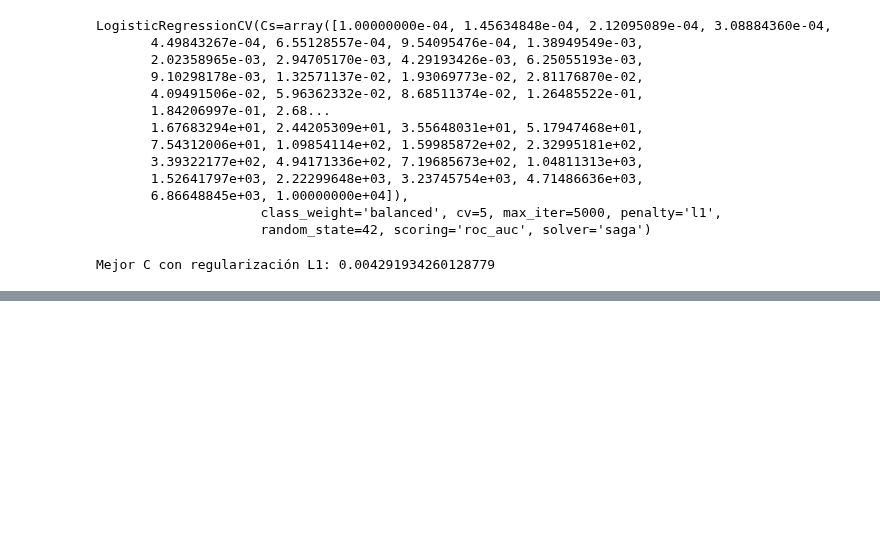
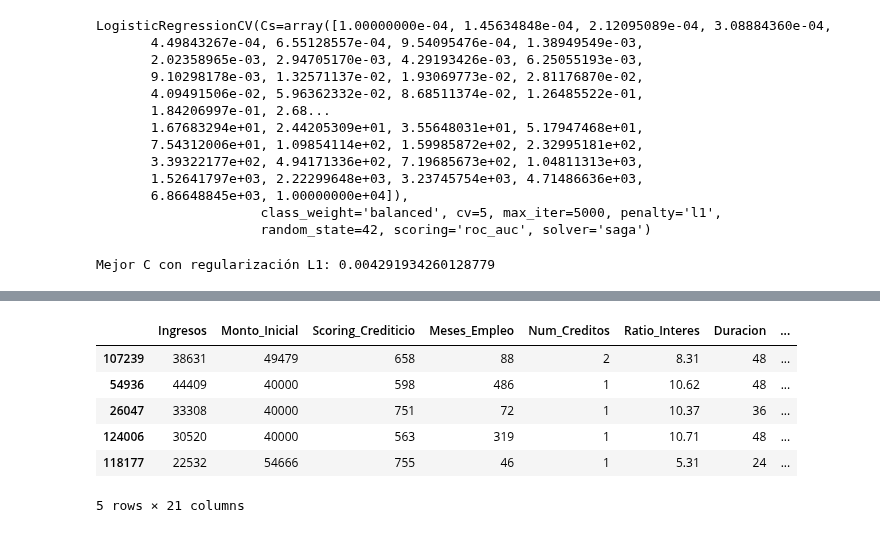
Before and after one commit to izarozubia-max/RETO5, a Jupyter notebook: prediccion_prima_balanceo.ipynb, the cells around one changed output, grey strips where cells are left out. Saved outputs shown, nothing was run; the diff lists cells and outputs as text; code cells hidden in the pictures; blank space fills up the shorter version.

```diff
--- a/prediccion_prima_balanceo.ipynb
+++ b/prediccion_prima_balanceo.ipynb
@@ -698,0 +816,23 @@ PR-AUC: 0.223
+# %%
+# Obtener las probabilidades de ambas clases
+predicciones = modelo_final.predict_proba(X_test_scaled)
+
+predicciones = pd.DataFrame(
+    predicciones,
+    columns=modelo_final.classes_,
+    index=X_test.index
+)
+
+# Crear dataframe para el posterior cálculo de la prima
+df_resultados = X_test.copy()
+df_resultados["Probabilidad_Impago"] = predicciones[1]
+
+df_resultados.head()
+# %% [output]
+|  | Ingresos | Monto_Inicial | Scoring_Crediticio | Meses_Empleo | Num_Creditos | Ratio_Interes | Duracion | ... |
+| 107239 | 38631 | 49479 | 658 | 88 | 2 | 8.31 | 48 | ... |
+| 54936 | 44409 | 40000 | 598 | 486 | 1 | 10.62 | 48 | ... |
+| 26047 | 33308 | 40000 | 751 | 72 | 1 | 10.37 | 36 | ... |
+| 124006 | 30520 | 40000 | 563 | 319 | 1 | 10.71 | 48 | ... |
+| 118177 | 22532 | 54666 | 755 | 46 | 1 | 5.31 | 24 | ... |
+5 rows × 21 columns
```
Also changed, not shown: parts of 19 cells of this notebook.
